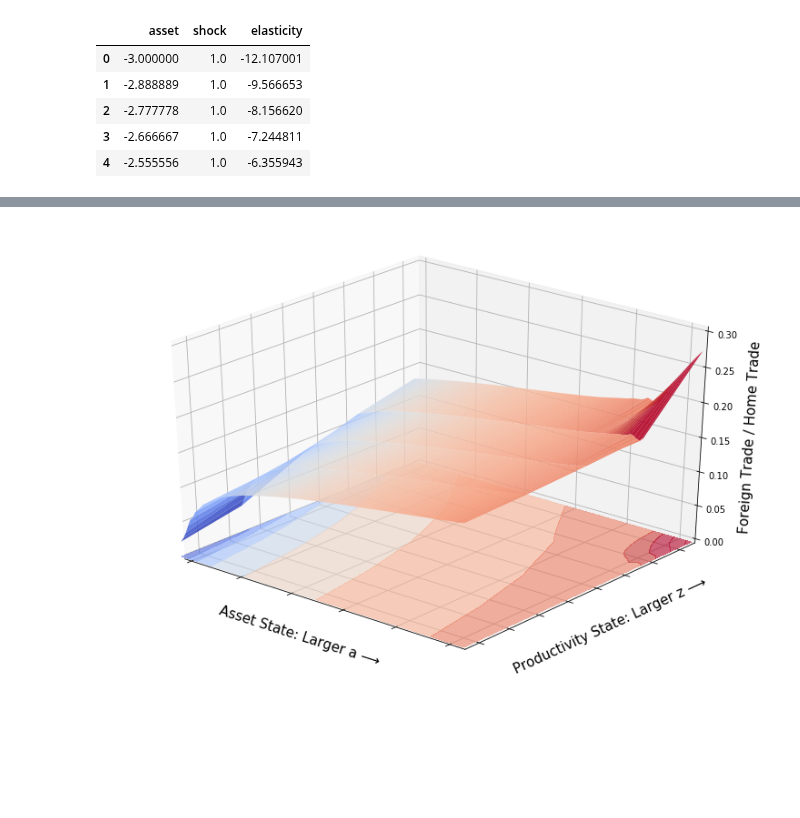
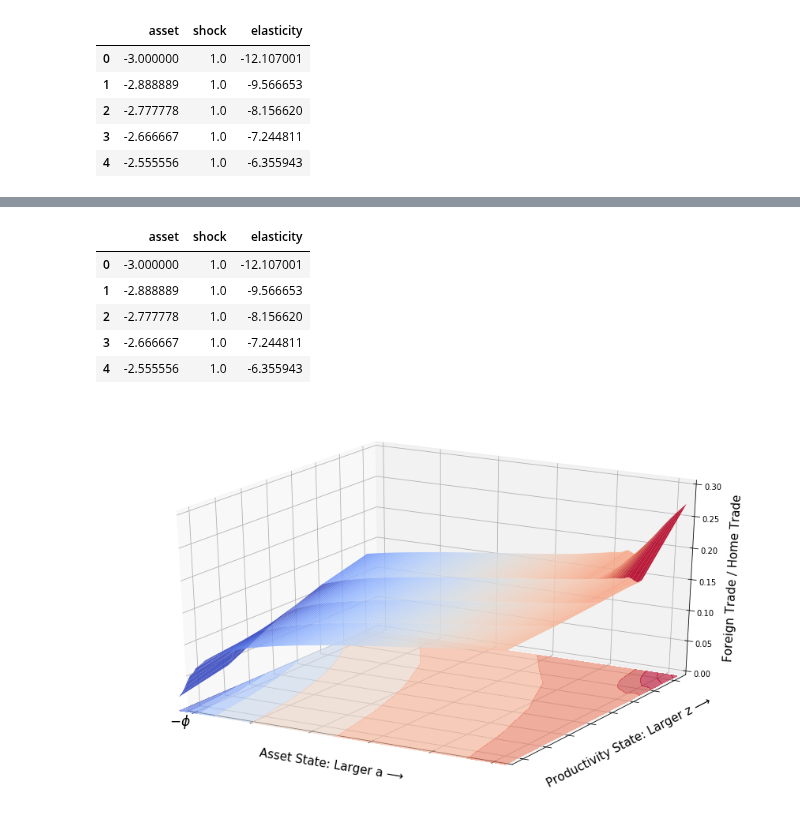
Before and after one commit to mwaugh0328/heterogeneous-agent-trade, a Jupyter notebook: notebooks/plot-elasticity.ipynb, the cells around one changed output, grey strips where cells are left out. Saved outputs shown, nothing was run; the diff lists cells and outputs as text; code cells hidden in the pictures; blank space fills up the shorter version.

Commit message:
fixed elasticity?

```diff
--- a/notebooks/plot-elasticity.ipynb
+++ b/notebooks/plot-elasticity.ipynb
@@ -68,34 +70,45 @@ plt.show()
+# %%
+elasticity.head()
+# %% [output]
+|  | asset | shock | elasticity |
+| 0 | -3.000000 | 1.0 | -12.107001 |
+| 1 | -2.888889 | 1.0 | -9.566653 |
+| 2 | -2.777778 | 1.0 | -8.156620 |
+| 3 | -2.666667 | 1.0 | -7.244811 |
+| 4 | -2.555556 | 1.0 | -6.355943 |
 # %%
 trade_share = pd.read_csv("trade_share.csv")
 # %%
 x, y, z = create_grid(trade_share,"asset","shock","elasticity")
 
-fig = plt.figure(figsize = (13,9))
+fig = plt.figure(figsize = (15,9))
 
 ax = fig.gca(projection='3d')
 
-surf = ax.plot_surface(x, y, z, rstride=1, cstride=1, cmap='coolwarm', norm=colors.Normalize(vmin=0.02, vmax=0.20),
+surf = ax.plot_surface(x, y, z, rstride=1, cstride=1, cmap='coolwarm', norm=colors.Normalize(vmin=0.08, vmax=0.20),
                     linewidth=0, antialiased=True, alpha = 0.90, linestyles = "dashed")
 
 ofs = -0.02
 
 ax.contourf(x, y, z, 10, offset=ofs, cmap='coolwarm', norm=colors.Normalize(vmin=0, vmax=0.20),
                   alpha = 0.60, linestyles = "dashed")
 
-ax.view_init(30,310)
+ax.view_init(25,300)
 ax.set_xlim(-2.05,8.35)
 ax.set_ylim(0.85,4.7)
 ax.set_zlim(0.0,.30)
+
+ax.text(-2.75, 0.65, -.03, "$-\phi$", fontsize = 17)
 
 ax.set_yticklabels([])
 ax.set_xticklabels([])
 
 ax.set_ylabel("\n Productivity State: Larger z ⟶ ", fontsize = 15)
 ax.set_xlabel("\n Asset State: Larger a ⟶ " , fontsize = 15)
 ax.set_zlabel("\n Foreign Trade / Home Trade ", fontsize = 15)
 
 plt.savefig("../notes/figures/trade-share.pdf", bbox_inches = "tight", dip = 3600)
 
 plt.show()
 # %% [output]
-[figure, old version]
+[figure, new version]
```
Also changed, not shown: parts of 3 cells of this notebook, 7 other files.
